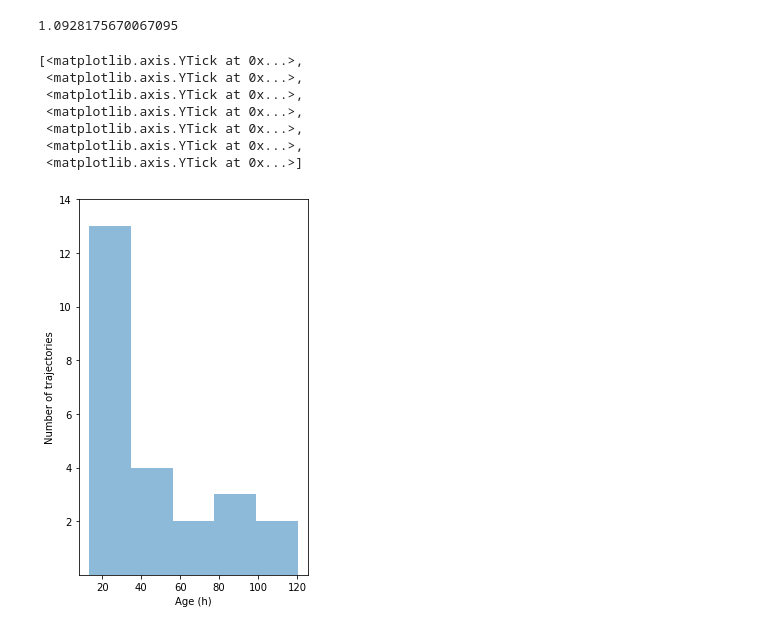
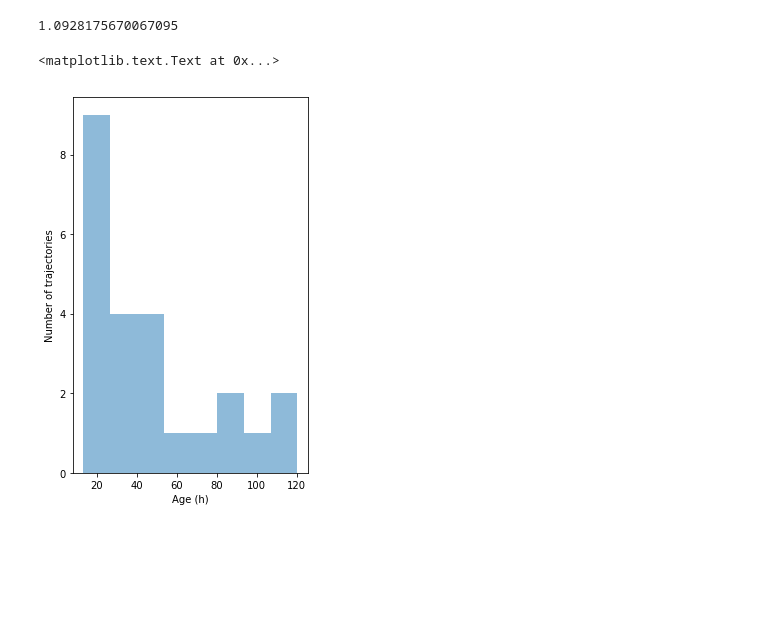
Before and after one commit to SalishSeaCast/analysis-giorgio-2, a Jupyter notebook: revised_notebooks/3analysis_plots/case_study-time_close.ipynb, the cells around one changed output. Saved outputs shown, nothing was run; the diff lists cells and outputs as text; code cells hidden in the pictures; blank space fills up the shorter version.

```diff
--- a/revised_notebooks/3analysis_plots/case_study-time_close.ipynb
+++ b/revised_notebooks/3analysis_plots/case_study-time_close.ipynb
@@ -471,7 +458,7 @@ times = np.array(
     dt.datetime(2016, 8, 23),
     ]
                             )
-north = {[dt.datetime(2016, 7, 26), dt.datetime(2016, 8, 23)}
+north = [dt.datetime(2016, 7, 26), dt.datetime(2016, 8, 23)]
 
 
 test = np.array(
@@ -488,7 +475,5 @@ for date in times:
     direct = find_direct(RAWDIR, date, traj_len)
 
     pts.append(get_points(direct, date, traj_len, phase = 0))
-
-    print (Iona, pts[0][0][1], pts[0][0][2] )
 # %% [output]
 got directory
@@ -647,18 +626,11 @@ geo_tools.haversine(S15[0], S15[1], S16[0], S16[1])
 df = [k [1] for k in c_p_w_dist ]
 # %%
 fig,ax=plt.subplots(1,1,figsize=(4,6))
-bin_num = 5
+bin_num = 8
 
 ax.hist(df, bin_num, alpha=0.5)
 ax.set_xlabel("Age (h)")
 ax.set_ylabel("Number of trajectories")
-ax.set_yticks([k for k in range(2,16, 2)])
 # %% [output]
-[<matplotlib.axis.YTick at 0x...>,
- <matplotlib.axis.YTick at 0x...>,
- <matplotlib.axis.YTick at 0x...>,
- <matplotlib.axis.YTick at 0x...>,
- <matplotlib.axis.YTick at 0x...>,
- <matplotlib.axis.YTick at 0x...>,
- <matplotlib.axis.YTick at 0x...>]
+<matplotlib.text.Text at 0x...>
-[figure, old version]
+[figure, new version]
```
Also changed, not shown: parts of 3 cells of this notebook.
